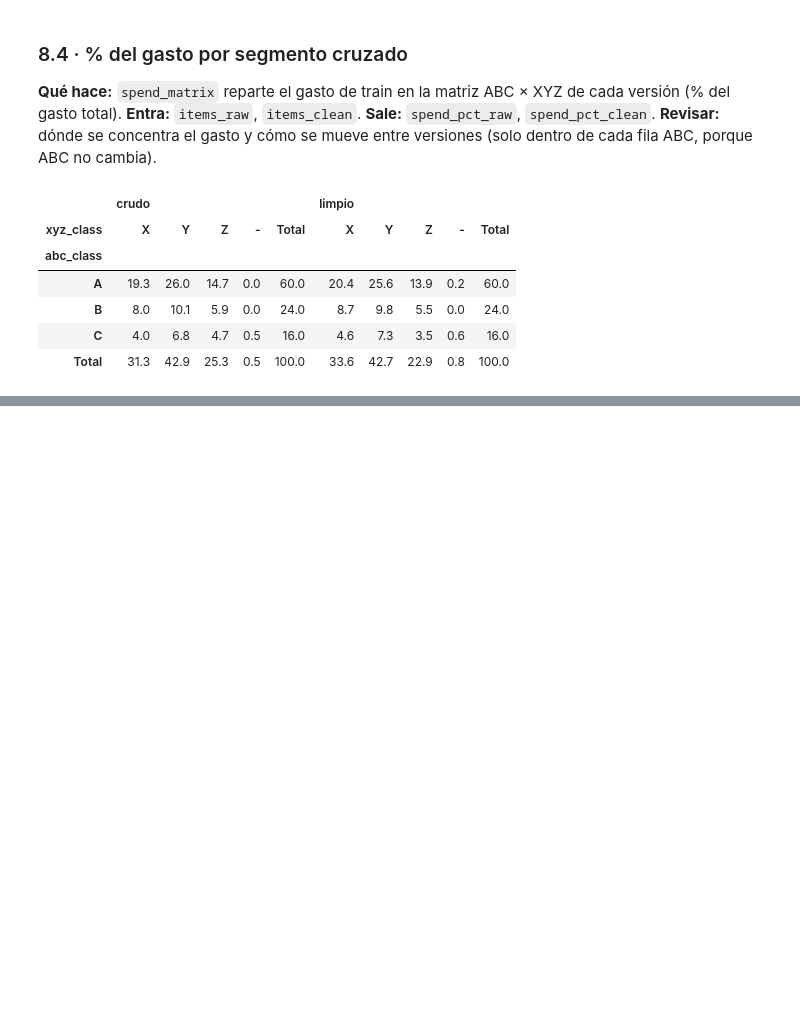
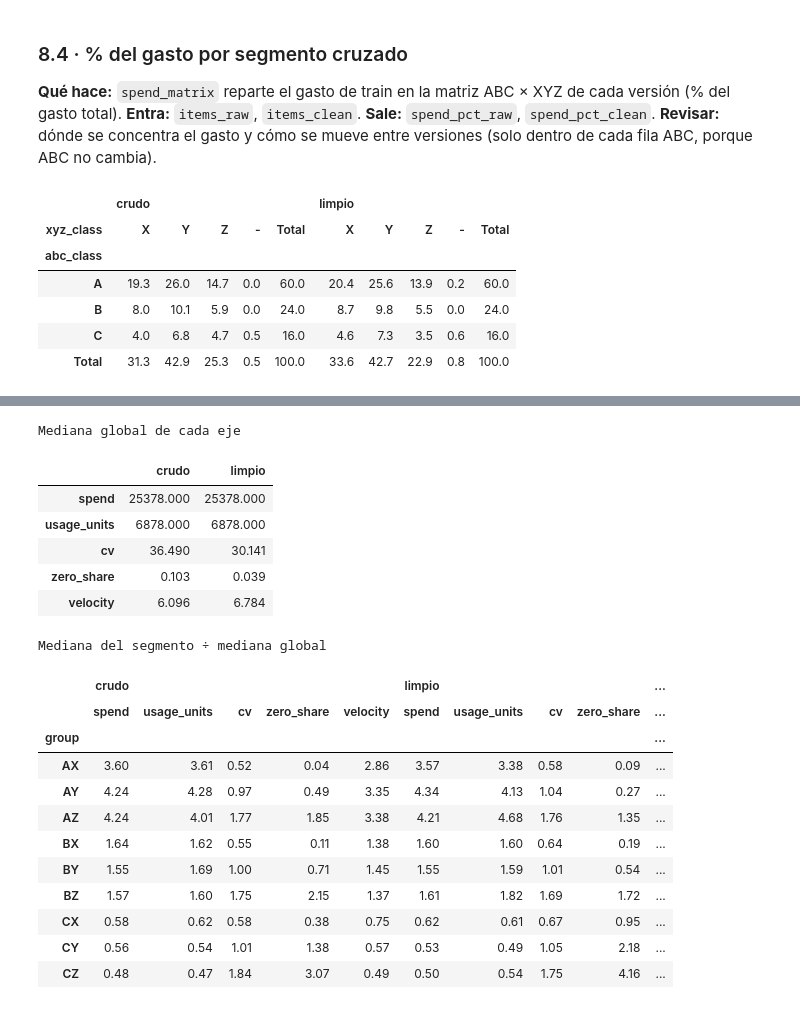
Before and after one commit to JoseSalas98/demand-forecasting-replenishment, a Jupyter notebook: notebooks/03_abc_xyz_train.ipynb, the cells around one changed output, grey strips where cells are left out. Cells and saved outputs as stored; diff of their text form; code cells hidden in the pictures; blank space fills up the shorter version.

```diff
--- a/notebooks/03_abc_xyz_train.ipynb
+++ b/notebooks/03_abc_xyz_train.ipynb
@@ -1976,0 +2132,39 @@ display(pd.concat({"crudo": spend_pct_raw, "limpio": spend_pct_clean}, axis=1).r
+# %%
+RADAR_AXES = ["spend", "usage_units", "cv", "zero_share", "velocity"]
+CROSS_ORDER = [a + x for a in "ABC" for x in "XYZ"]
+
+
+def radar_ratios(items):
+    """Mediana de cada eje por segmento cruzado ÷ mediana global de la versión (sin los grupos sin XYZ)."""
+    global_median = items[RADAR_AXES].median()
+    ratios = items.groupby("group")[RADAR_AXES].median() / global_median
+    return ratios.reindex([g for g in CROSS_ORDER if g in ratios.index]), global_median
+
+
+radar_raw, global_raw = radar_ratios(items_rates_raw)
+radar_clean, global_clean = radar_ratios(items_rates_clean)
+display(pd.DataFrame({"crudo": global_raw, "limpio": global_clean}).style.format("{:.3f}")
+        .set_caption("Mediana global de cada eje"))
+display(pd.concat({"crudo": radar_raw, "limpio": radar_clean}, axis=1).style.format("{:.2f}")
+        .set_caption("Mediana del segmento ÷ mediana global"))
+# %% [output]
+Mediana global de cada eje
+|  | crudo | limpio |
+| spend | 25378.000 | 25378.000 |
+| usage_units | 6878.000 | 6878.000 |
+| cv | 36.490 | 30.141 |
+| zero_share | 0.103 | 0.039 |
+| velocity | 6.096 | 6.784 |
+Mediana del segmento ÷ mediana global
+|  | crudo |  |  |  |  | limpio |  |  |  | ... |
+|  | spend | usage_units | cv | zero_share | velocity | spend | usage_units | cv | zero_share | ... |
+| group |  |  |  |  |  |  |  |  |  | ... |
+| AX | 3.60 | 3.61 | 0.52 | 0.04 | 2.86 | 3.57 | 3.38 | 0.58 | 0.09 | ... |
+| AY | 4.24 | 4.28 | 0.97 | 0.49 | 3.35 | 4.34 | 4.13 | 1.04 | 0.27 | ... |
+| AZ | 4.24 | 4.01 | 1.77 | 1.85 | 3.38 | 4.21 | 4.68 | 1.76 | 1.35 | ... |
+| BX | 1.64 | 1.62 | 0.55 | 0.11 | 1.38 | 1.60 | 1.60 | 0.64 | 0.19 | ... |
+| BY | 1.55 | 1.69 | 1.00 | 0.71 | 1.45 | 1.55 | 1.59 | 1.01 | 0.54 | ... |
+| BZ | 1.57 | 1.60 | 1.75 | 2.15 | 1.37 | 1.61 | 1.82 | 1.69 | 1.72 | ... |
+| CX | 0.58 | 0.62 | 0.58 | 0.38 | 0.75 | 0.62 | 0.61 | 0.67 | 0.95 | ... |
+| CY | 0.56 | 0.54 | 1.01 | 1.38 | 0.57 | 0.53 | 0.49 | 1.05 | 2.18 | ... |
+| CZ | 0.48 | 0.47 | 1.84 | 3.07 | 0.49 | 0.50 | 0.54 | 1.75 | 4.16 | ... |
```
Also changed, not shown: parts of 35 cells of this notebook.
